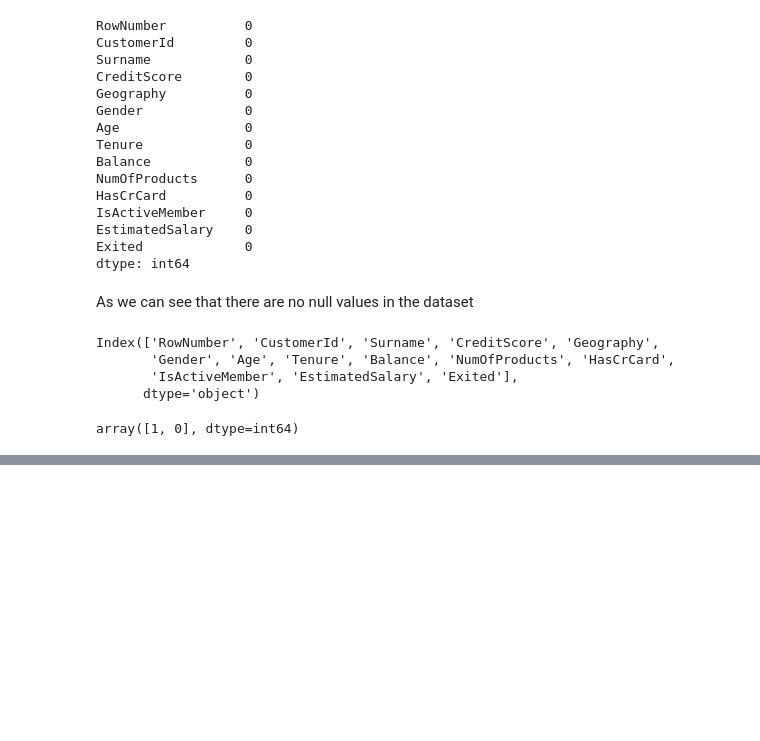
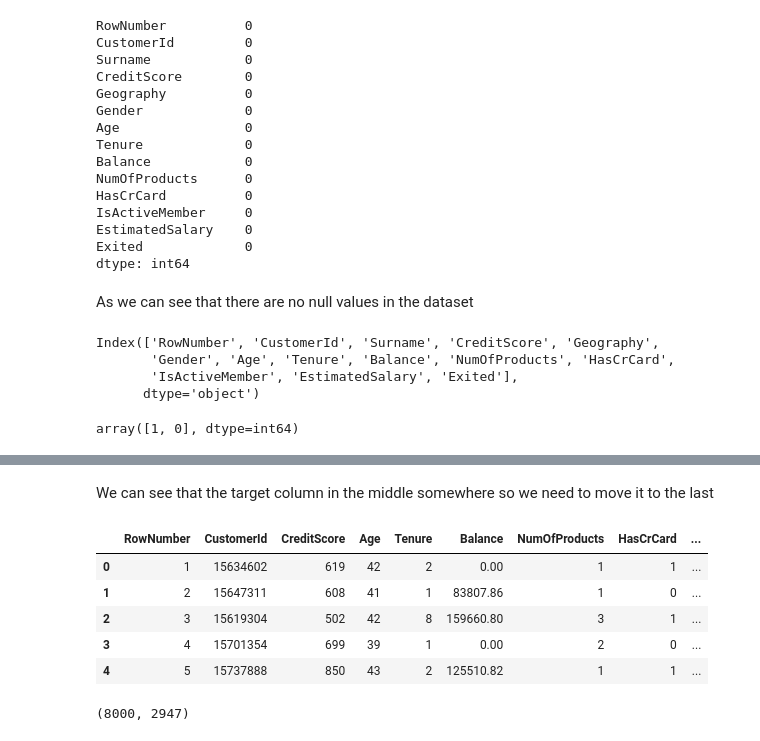
Before and after one commit to arfan64shah/Machine_Learning, a Jupyter notebook: ANN_Churn_ModellingData.ipynb, the cells around one changed output, grey strips where cells are left out. Drawn from its saved outputs; the diff is of its cells as text; code cells hidden in the pictures; blank space fills up the shorter version.

```diff
--- a/ANN_Churn_ModellingData.ipynb
+++ b/ANN_Churn_ModellingData.ipynb
@@ -89,0 +112,13 @@ Gender types are  ['Female' 'Male']
+# %% [markdown]
+We can see that the target column in the middle somewhere so we need to move it to the last
+# %%
+#move Exited column to the last
+final_dataset = hotEncoded_dataset.reindex(columns = [col for col in hotEncoded_dataset.columns if col != 'Exited'] + ['Exited'])
+final_dataset.head()
+# %% [output]
+|  | RowNumber | CustomerId | CreditScore | Age | Tenure | Balance | NumOfProducts | HasCrCard | ... |
+| 0 | 1 | 15634602 | 619 | 42 | 2 | 0.00 | 1 | 1 | ... |
+| 1 | 2 | 15647311 | 608 | 41 | 1 | 83807.86 | 1 | 0 | ... |
+| 2 | 3 | 15619304 | 502 | 42 | 8 | 159660.80 | 3 | 1 | ... |
+| 3 | 4 | 15701354 | 699 | 39 | 1 | 0.00 | 2 | 0 | ... |
+| 4 | 5 | 15737888 | 850 | 43 | 2 | 125510.82 | 1 | 1 | ... |
@@ -89,0 +133,7 @@ Gender types are  ['Female' 'Male']
+# %%
+print(x_train.shape)
+print(y_train.shape)
+print(x_test.shape)
+print(y_test.shape)
+# %% [output]
+(8000, 2947)
```
Also changed, not shown: parts of 10 cells of this notebook.
